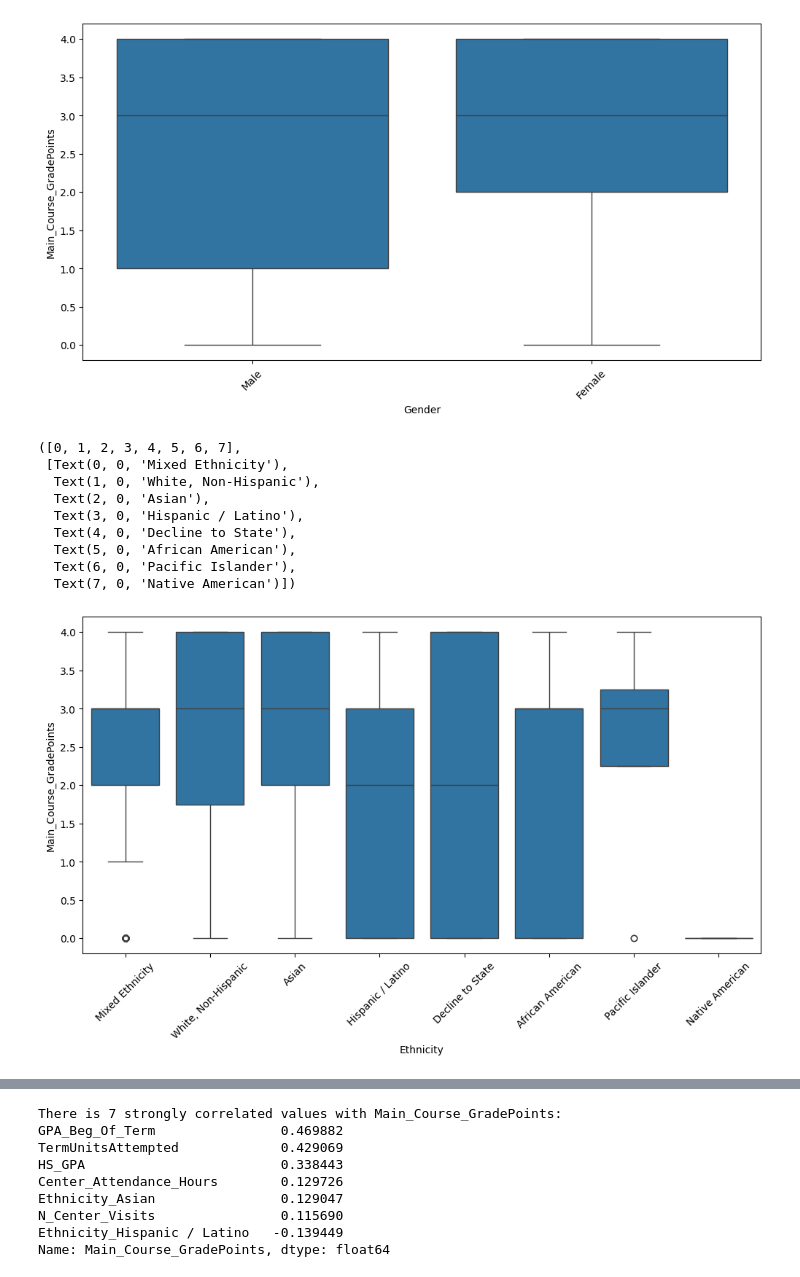
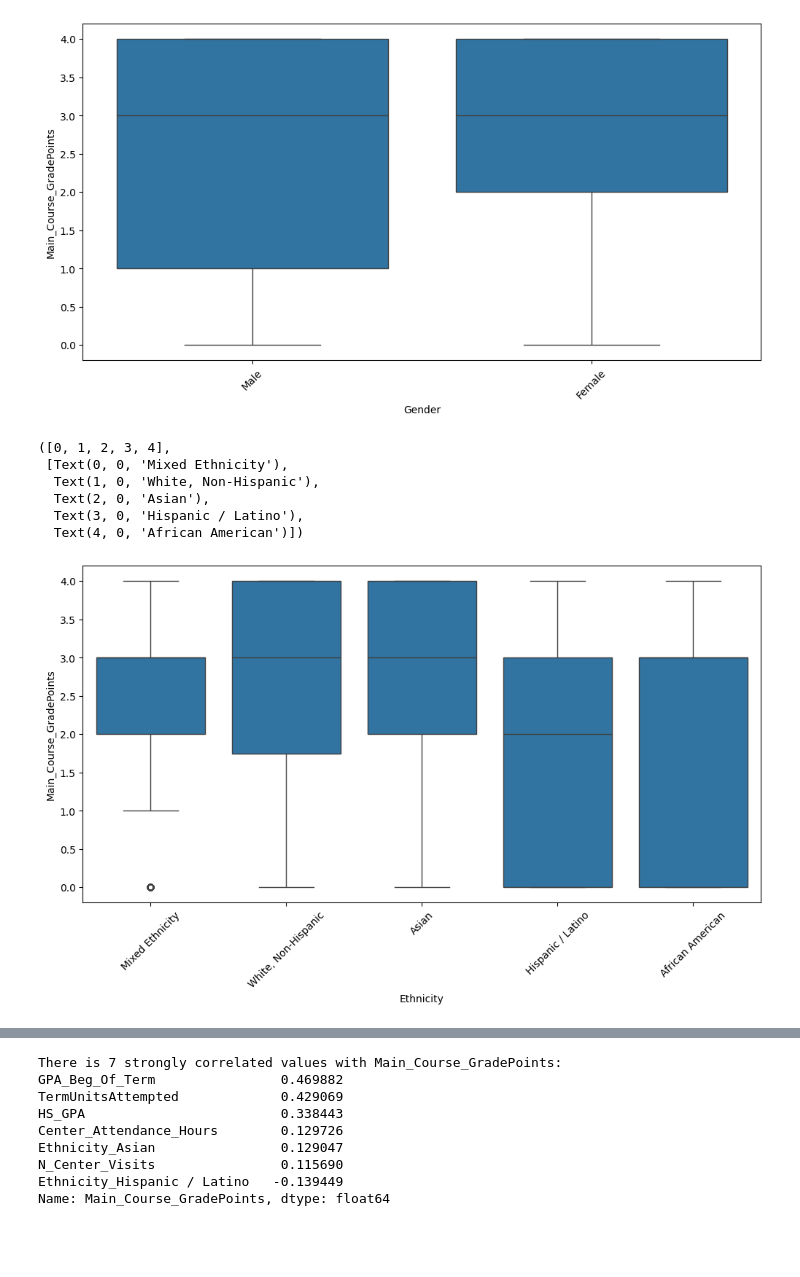
Before and after one commit to affo98/AppliedStatistics, a Jupyter notebook: EDA.ipynb, the cells around one changed output, grey strips where cells are left out. Cells and saved outputs as stored; diff of their text form; code cells hidden in the pictures; blank space fills up the shorter version.

```diff
--- a/EDA.ipynb
+++ b/EDA.ipynb
@@ -53,3 +54,7 @@ df.N_Conf.fillna(0, inplace=True)
 
 # replace GPA_Beg_Of_Term == 0 with NaN when Units_Attempted_Beg_Of_Term != 0
 df.loc[df['Units_Attempted_Beg_Of_Term']==0, 'GPA_Beg_Of_Term'] = df.loc[df['Units_Attempted_Beg_Of_Term']==0, 'GPA_Beg_Of_Term'].replace([0], np.nan)
+
+# replace "Decline" values with NaN
+df.loc[df['Gender']=="Decline", 'Gender'] = df.loc[df['Gender']=='Decline', 'Gender'].replace(['Decline'], np.nan)
+df.loc[df['Ethnicity']=="Decline to State", 'Ethnicity'] = df.loc[df['Ethnicity']=='Decline to State', 'Ethnicity'].replace(['Decline to State'], np.nan)
@@ -173,19 +202,17 @@ plt.xticks(rotation=45)
 ([0, 1], [Text(0, 0, 'Male'), Text(1, 0, 'Female')])
 [figure]
 # %%
+# Main_Course_GradePoints ~ Ethnicity|Gender=Male except for 'Pacific Islander' and 'Native American' (too small of a sample)
 plt.figure(figsize = (12, 6))
-ax = sns.boxplot(x='Ethnicity', y='Main_Course_GradePoints', data=df[df["Gender"]=="Male"])
+ax = sns.boxplot(x='Ethnicity', y='Main_Course_GradePoints', data=df[(df['Gender']=='Male')&(df['Ethnicity']!='Pacific Islander')&(df['Ethnicity']!='Native American')])
 plt.setp(ax.artists, alpha=.5, linewidth=2, edgecolor="k")
 plt.xticks(rotation=45)
 # %% [output]
-([0, 1, 2, 3, 4, 5, 6, 7],
+([0, 1, 2, 3, 4],
  [Text(0, 0, 'Mixed Ethnicity'),
   Text(1, 0, 'White, Non-Hispanic'),
   Text(2, 0, 'Asian'),
   Text(3, 0, 'Hispanic / Latino'),
-  Text(4, 0, 'Decline to State'),
-  Text(5, 0, 'African American'),
-  Text(6, 0, 'Pacific Islander'),
-  Text(7, 0, 'Native American')])
+  Text(4, 0, 'African American')])
-[figure, old version]
+[figure, new version]
 # %%
```
Also changed, not shown: parts of 9 cells of this notebook.
